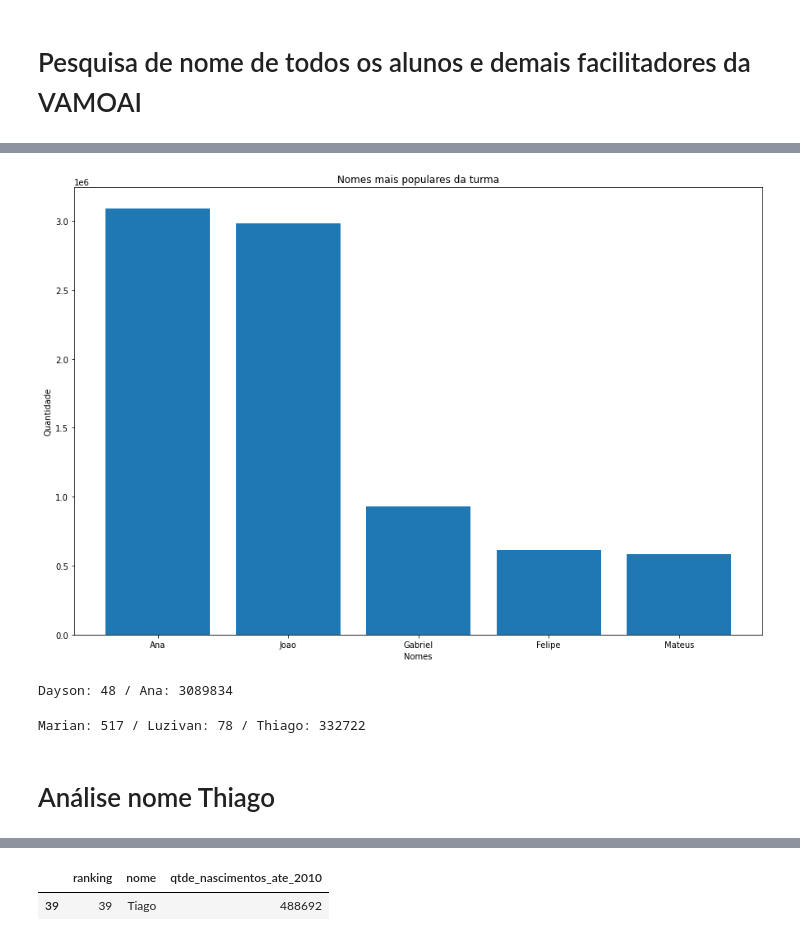
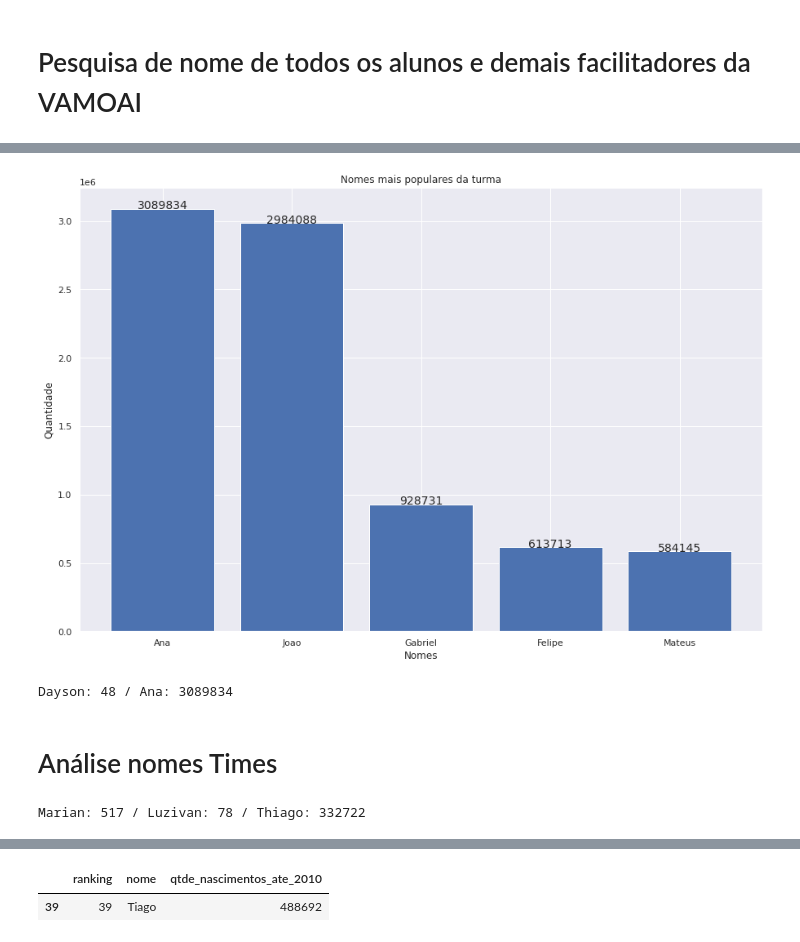
Before and after one commit to tsffarias/ibge-nomes-brasil, a Jupyter notebook: Projeto_Módulo_4.ipynb, the cells around one changed output, grey strips where cells are left out. Saved outputs shown, nothing was run; the diff lists cells and outputs as text; code cells hidden in the pictures.

```diff
--- a/Projeto_Módulo_4.ipynb
+++ b/Projeto_Módulo_4.ipynb
@@ -320,11 +349,15 @@ Centro-Oeste    10118536
 Name: qtde_nascimentos_ate_2010, dtype: int64
 # %%
 # Grafico Contabilizando a quantidade de registros por Região
+sns.set()
 plt.figure(figsize=[15, 10])
 plt.title('Quantidade de registros por Região')
 
 plt.bar(qtd_nome_regiao.index, qtd_nome_regiao)
 
+for index,data in enumerate(qtd_nome_regiao):
+    plt.text(x=index , y=data+1, s=f"{data}", fontdict=dict(fontsize=14), ha='center')
+
 plt.xlabel('Região')
 plt.ylabel('Quantidade')
 plt.show()
@@ -345,11 +378,15 @@ Paraná             7813978
 Name: qtde_nascimentos_ate_2010, dtype: int64
 # %%
 # Grafico Contabilizando a quantidade de registros por Estado
+sns.set()
 plt.figure(figsize=[15, 10])
 plt.title('Quantidade de registros por Estado')
 
 plt.bar(qtd_nome_uf.index, qtd_nome_uf)
 
+for index,data in enumerate(qtd_nome_uf):
+    plt.text(x=index , y=data+1, s=f"{data}", fontdict=dict(fontsize=14), ha='center')
+
 plt.xlabel('Estado')
 plt.ylabel('Quantidade')
 
@@ -438,10 +475,13 @@ nomes_sala = nomes_sala.append({'nome' : 'Natascha', 'quantidade' : dataset_nome
 nomes_sala = nomes_sala.append({'nome' : 'Patryck', 'quantidade' : dataset_nomes_brasil.groupby('nome').qtde_nascimentos_ate_2010.sum()['Patryck']}, ignore_index=True)
 nomes_sala = nomes_sala.append({'nome' : 'Inaja', 'quantidade' : dataset_nomes_brasil.groupby('nome').qtde_nascimentos_ate_2010.sum()['Inaja']}, ignore_index=True)
 nomes_sala = nomes_sala.append({'nome' : 'Dayson', 'quantidade' : dataset_nomes_brasil.groupby('nome').qtde_nascimentos_ate_2010.sum()['Dayson']}, ignore_index=True)
+nomes_sala = nomes_sala.append({'nome' : 'Lais', 'quantidade' : dataset_nomes_brasil.groupby('nome').qtde_nascimentos_ate_2010.sum()['Lais']}, ignore_index=True)
+nomes_sala = nomes_sala.append({'nome' : 'Leticia', 'quantidade' : dataset_nomes_brasil.groupby('nome').qtde_nascimentos_ate_2010.sum()['Leticia']}, ignore_index=True)
+
 #nomes_sala = nomes_sala.append({'nome' : 'Jheysson' , 'quantidade' : dataset_nomes_brasil.groupby('nome').qtde_nascimentos_ate_2010.sum()['Jheysson']}, ignore_index=True)
 
 nomes_sala= nomes_sala.sort_values(ascending=False, by='quantidade')
-nomes_sala.head()
+nomes_sala
 # %% [output]
 |  | nome | quantidade |
 | 3 | Ana | 3089834 |
@@ -453,17 +507,21 @@ nomes_sala.head()
 nomes_populares = nomes_sala[:5]
 # %%
 # gráfico top 5 nomes mais populares da turma
+sns.set()
 plt.figure(figsize=[15, 10])
 plt.title('Nomes mais populares da turma')
 
 plt.bar(nomes_populares['nome'], nomes_populares['quantidade'])
 
+for index,data in enumerate(nomes_populares['quantidade']):
+    plt.text(x=index , y=data+1, s=f"{data}", fontdict=dict(fontsize=14), ha='center')
+
 plt.xlabel('Nomes')
 plt.ylabel('Quantidade')
 
 plt.show()
 # %% [output]
-[figure, old version]
+[figure, new version]
 # %%
 # quantidade de pessoas com o mesmo nome dos facilitadores
 qtd_dayson = dataset_nomes_brasil.groupby('nome').qtde_nascimentos_ate_2010.sum()['Dayson']
@@ -471,6 +529,8 @@ qtd_ana = dataset_nomes_brasil.groupby('nome').qtde_nascimentos_ate_2010.sum()['
 print(f'Dayson: {qtd_dayson} / Ana: {qtd_ana}')
 # %% [output]
 Dayson: 48 / Ana: 3089834
+# %% [markdown]
+# Análise nomes Times
 # %%
 # quantidade de pessoas com o mesmo nome dos integrandes do time
 qtd_marian = dataset_nomes_brasil.groupby('nome').qtde_nascimentos_ate_2010.sum()['Marian']
@@ -480,5 +540,3 @@ qtd_thiago = dataset_nomes_brasil.groupby('nome').qtde_nascimentos_ate_2010.sum(
 print(f'Marian: {qtd_marian} / Luzivan: {qtd_luzivan} / Thiago: {qtd_thiago}')
 # %% [output]
 Marian: 517 / Luzivan: 78 / Thiago: 332722
-# %% [markdown]
-# Análise nome Thiago
```
Also changed, not shown: parts of 18 cells of this notebook.
